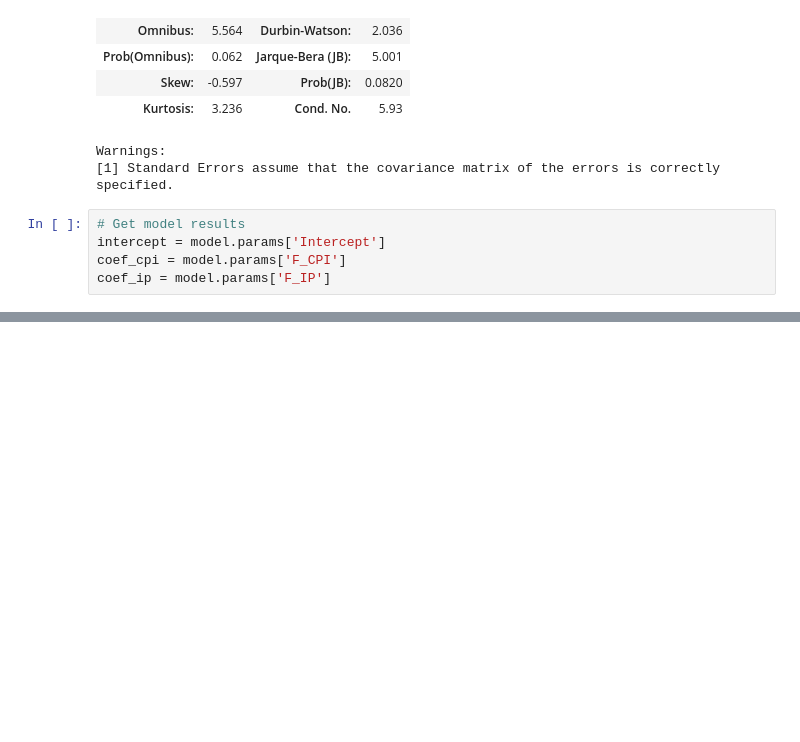
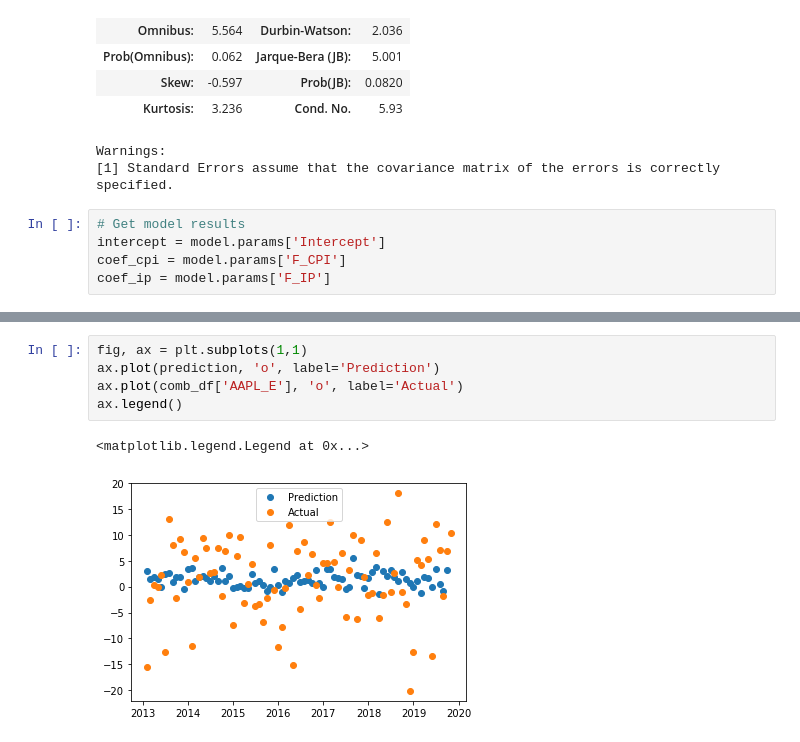
Before and after one commit to alpakpinar/PY538_Econophysics, a Jupyter notebook: HW3/HW3_prob2.ipynb, the cells around one changed output, grey strips where cells are left out. Cells and saved outputs as stored; diff of their text form; blank space fills up the shorter version.

```diff
--- a/HW3/HW3_prob2.ipynb
+++ b/HW3/HW3_prob2.ipynb
@@ -143,0 +151,8 @@ fig.savefig('../output/percent_error_pred.pdf')
+# %%
+fig, ax = plt.subplots(1,1)
+ax.plot(prediction, 'o', label='Prediction')
+ax.plot(comb_df['AAPL_E'], 'o', label='Actual')
+ax.legend()
+# %% [output]
+<matplotlib.legend.Legend at 0x...>
+[figure, added]
```
Also changed, not shown: parts of 2 cells of this notebook, 2 other files.
